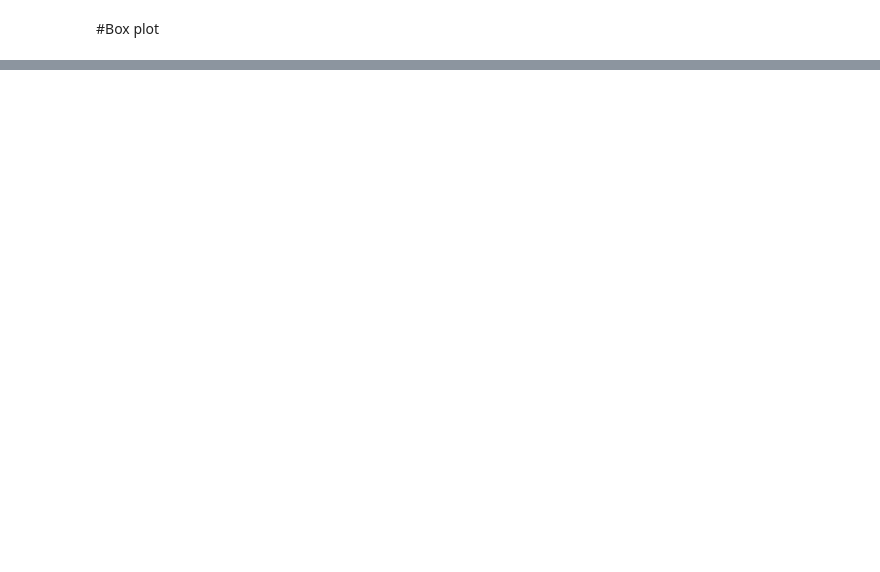
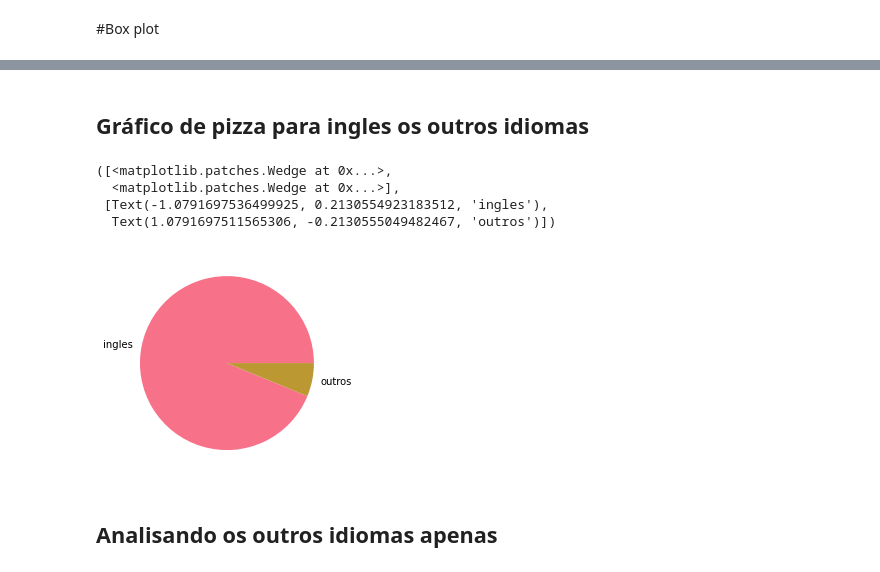
Before and after one commit to gabrielavillagran/Desenvolve, a Jupyter notebook: Exploração_de_dados.ipynb, the cells around one changed output, grey strips where cells are left out. Cells and saved outputs as stored; diff of their text form; code cells hidden in the pictures; blank space fills up the shorter version.

```diff
--- a/Exploração_de_dados.ipynb
+++ b/Exploração_de_dados.ipynb
@@ -110,0 +279,14 @@ Name: notas, dtype: float64
+# %%
+total_por_lingua = tmdb['original_language'].value_counts()
+
+total_geral = total_por_lingua.sum()
+
+# localizar qual as linhas que contem o indice 'en'
+
+total_de_ingles= total_por_lingua.loc['en']
+
+total_do_resto = total_geral - total_de_ingles
+
+print(total_de_ingles, total_do_resto)
+
+# Fizemos a categoria ingles e "outros" pois a presença do "en" era muito maior que os demais para vermos separados
@@ -110,0 +295,6 @@ Name: notas, dtype: float64
+# %%
+dados = {
+    'lingua' :['ingles','outros'],
+    'total'  :[total_de_ingles, total_do_resto]
+}
+dados
@@ -110,0 +303,3 @@ Name: notas, dtype: float64
+# %%
+dados = pd.DataFrame(dados)
+dados
@@ -110,0 +316,16 @@ Name: notas, dtype: float64
+# %% [markdown]
+## Gráfico de pizza para ingles os outros idiomas
+# %%
+# Utilizaremos o DataFrame "dados" que possui a contagem de  ingles e outros e o numero total de cada
+
+plt.pie(dados['total'], labels = dados['lingua'])
+
+# Entre gráfico de barras e pizza, melhor é o grafico de barras
+# %% [output]
+([<matplotlib.patches.Wedge at 0x...>,
+  <matplotlib.patches.Wedge at 0x...>],
+ [Text(-1.0791697536499925, 0.2130554923183512, 'ingles'),
+  Text(1.0791697511565306, -0.2130555049482467, 'outros')])
+[figure, added]
+# %% [markdown]
+## Analisando os outros idiomas apenas
```
Also changed, not shown: parts of 70 cells of this notebook.
